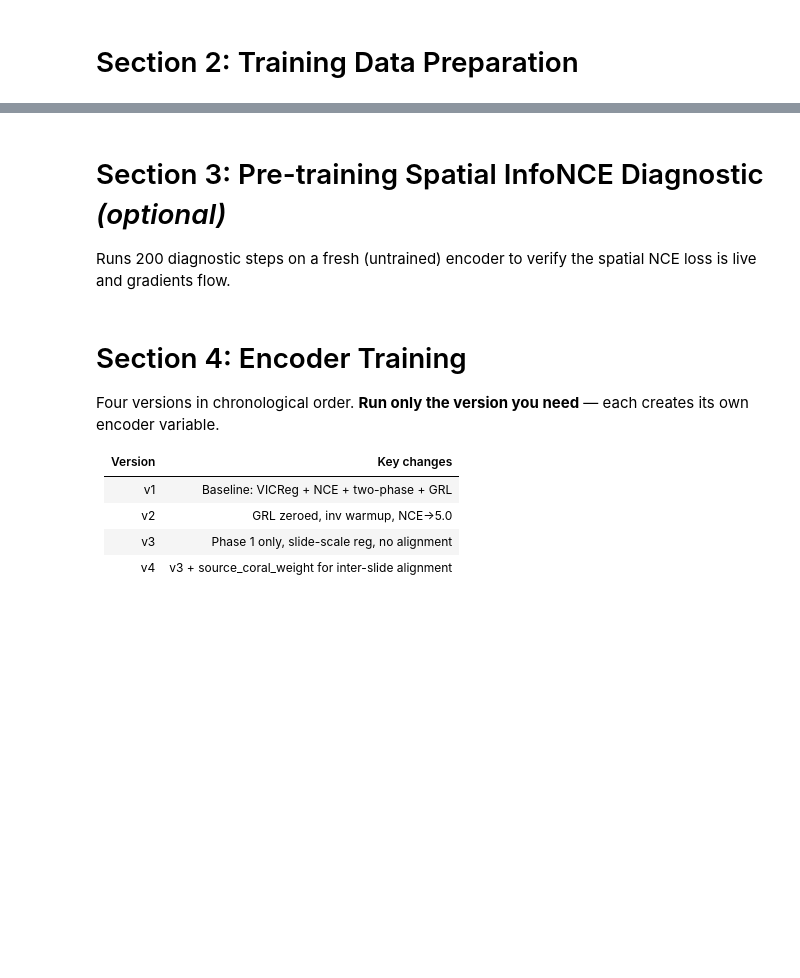
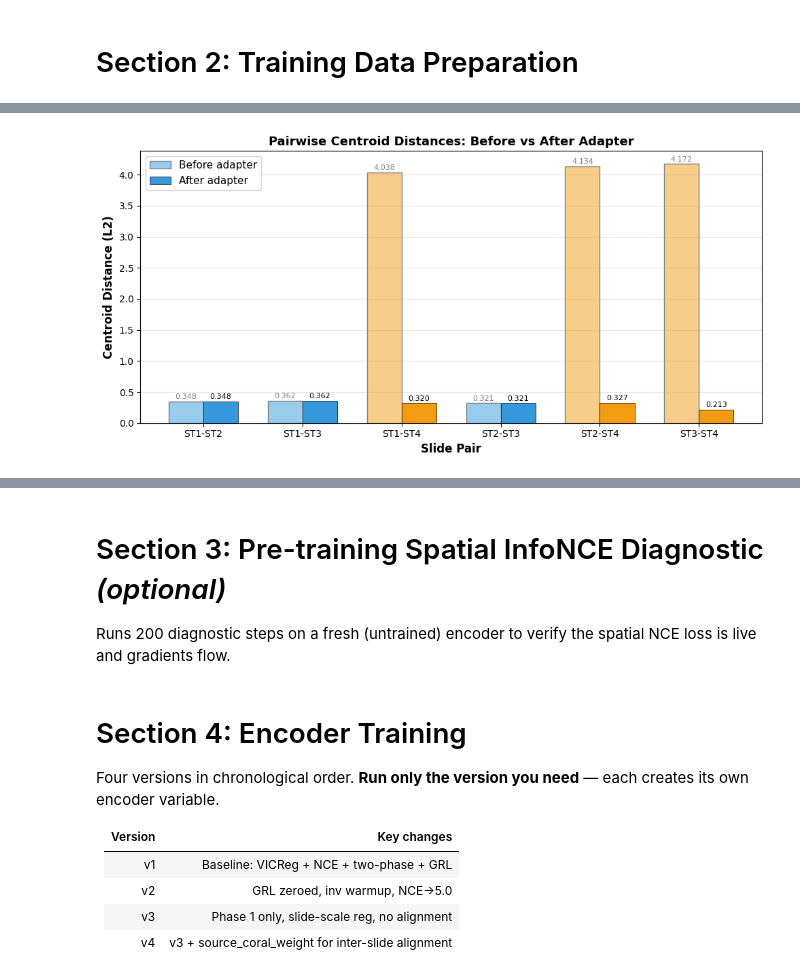
Before and after one commit to ehtesam3154/sc_st, a Jupyter notebook: model/liver_encoder_v2.ipynb, the cells around one changed output, grey strips where cells are left out. Drawn from its saved outputs; the diff is of its cells as text; code cells hidden in the pictures; blank space fills up the shorter version.

```diff
--- a/model/liver_encoder_v2.ipynb
+++ b/model/liver_encoder_v2.ipynb
@@ -131,0 +3113,97 @@ print(f"\nTotal for Stage A: {st_expr.shape[0] + n_inf}")
+# %%
+# ===================================================================
+# CELL 2: Centroid Distance Analysis (Before vs After Adapter)
+# ===================================================================
+import matplotlib.pyplot as plt
+
+print("=" * 70)
+print("ANALYSIS 2: Centroid Distance Analysis (Before vs After Adapter)")
+print("=" * 70)
+
+def get_per_slide_embeddings(z_all, labels, names):
+    """Split combined embeddings by slide."""
+    return {name: z_all[labels == i] for i, name in enumerate(names)}
+
+def compute_centroid_matrix(embs, names):
+    """Compute pairwise centroid distance matrix."""
+    centroids = {n: embs[n].mean(dim=0) for n in names}
+    n = len(names)
+    D = np.zeros((n, n))
+    for i in range(n):
+        for j in range(n):
+            D[i, j] = (centroids[names[i]] - centroids[names[j]]).norm().item()
+    return D, centroids
+
+embs_before = get_per_slide_embeddings(z_all_before, labels_4class, slide_names_4)
+embs_after  = get_per_slide_embeddings(z_all_after,  labels_4class, slide_names_4)
+
+D_before, C_before = compute_centroid_matrix(embs_before, slide_names_4)
+D_after,  C_after  = compute_centroid_matrix(embs_after,  slide_names_4)
+
+# --- Print matrices ---
+short = [n[-3:] for n in slide_names_4]
+for label, D in [("BEFORE adapter", D_before), ("AFTER adapter", D_after)]:
+    print(f"\n  {label}:")
+    print(f"  {'':>6s}", "  ".join([f"{s:>8s}" for s in short]))
+    for i, s1 in enumerate(short):
+        row = f"  {s1:>6s}"
+        for j in range(4):
+            row += f"  {D[i,j]:8.4f}"
+        print(row)
+
+# --- Summary statistics ---
+st_idx = [0, 1, 2]
+within_st_before = np.mean([D_before[i,j] for i in st_idx for j in st_idx if i < j])
+within_st_after  = np.mean([D_after[i,j]  for i in st_idx for j in st_idx if i < j])
+st4_to_st_before = np.mean([D_before[3, i] for i in st_idx])
+st4_to_st_after  = np.mean([D_after[3, i]  for i in st_idx])
+
+print(f"\n  {'Metric':<35s} {'Before':>10s} {'After':>10s} {'Change':>10s}")
+print("  " + "-" * 70)
+print(f"  {'Mean within-ST dist (ST1-2-3)':<35s} {within_st_before:>10.4f} {within_st_after:>10.4f} {within_st_after-within_st_before:>+10.4f}")
+print(f"  {'Mean ST4-to-ST dist':<35s} {st4_to_st_before:>10.4f} {st4_to_st_after:>10.4f} {st4_to_st_after-st4_to_st_before:>+10.4f}")
+ratio_b = st4_to_st_before / max(within_st_before, 1e-8)
+ratio_a = st4_to_st_after / max(within_st_after, 1e-8)
+print(f"  {'Ratio (ST4-to-ST / within-ST)':<35s} {ratio_b:>10.2f}x {ratio_a:>10.2f}x")
+
+# --- Bar chart ---
+pair_labels, pair_before, pair_after, pair_is_st4 = [], [], [], []
+for i in range(4):
+    for j in range(i+1, 4):
+        pair_labels.append(f"{short[i]}-{short[j]}")
+        pair_before.append(D_before[i, j])
+        pair_after.append(D_after[i, j])
+        pair_is_st4.append(i == 3 or j == 3)
+
+x = np.arange(len(pair_labels))
+width = 0.35
+
+fig, ax = plt.subplots(figsize=(10, 5))
+colors_before = ['#f39c1280' if is4 else '#3498db80' for is4 in pair_is_st4]
+colors_after  = ['#f39c12' if is4 else '#3498db' for is4 in pair_is_st4]
+
+bars1 = ax.bar(x - width/2, pair_before, width, label='Before adapter',
+               color=colors_before, edgecolor='gray', linewidth=1)
+bars2 = ax.bar(x + width/2, pair_after, width, label='After adapter',
+               color=colors_after, edgecolor='black', linewidth=0.5)
+
+ax.set_xlabel('Slide Pair', fontsize=12, fontweight='bold')
+ax.set_ylabel('Centroid Distance (L2)', fontsize=12, fontweight='bold')
+ax.set_title('Pairwise Centroid Distances: Before vs After Adapter', fontsize=13, fontweight='bold')
+ax.set_xticks(x)
+ax.set_xticklabels(pair_labels, fontsize=10)
+ax.legend(fontsize=11)
+ax.grid(axis='y', alpha=0.3)
+
+for bar in bars1:
+    ax.text(bar.get_x() + bar.get_width()/2, bar.get_height() + 0.02,
+            f'{bar.get_height():.3f}', ha='center', va='bottom', fontsize=8, color='gray')
+for bar in bars2:
+    ax.text(bar.get_x() + bar.get_width()/2, bar.get_height() + 0.02,
+            f'{bar.get_height():.3f}', ha='center', va='bottom', fontsize=8)
+
+plt.tight_layout()
+plt.show()
+
+print(f"\n  KEY: Blue = within-ST pairs (should be stable), Orange = ST4-to-ST pairs (should shrink)")
+# %% [output]
@@ -131,0 +3227 @@ print(f"\nTotal for Stage A: {st_expr.shape[0] + n_inf}")
+[figure, added]
```
Also changed, not shown: parts of 51 cells of this notebook, 1 other file.
